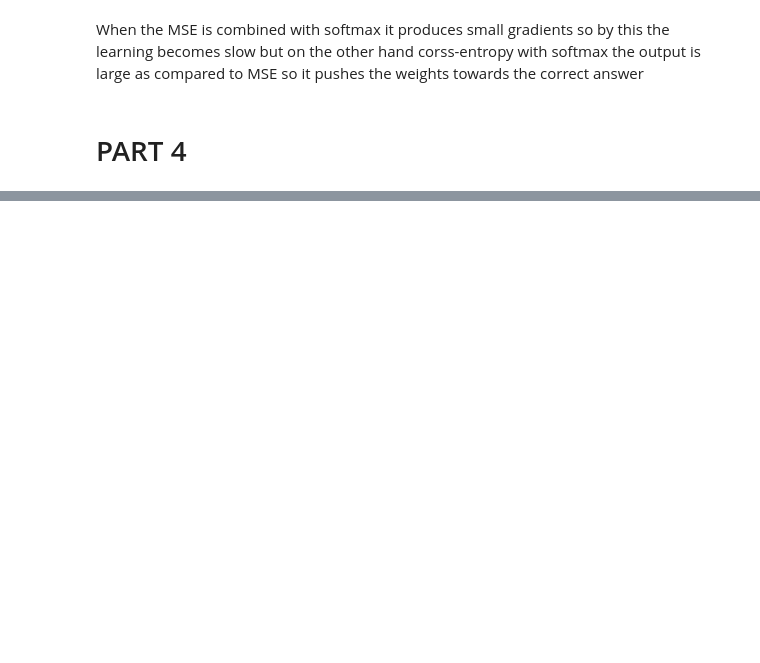
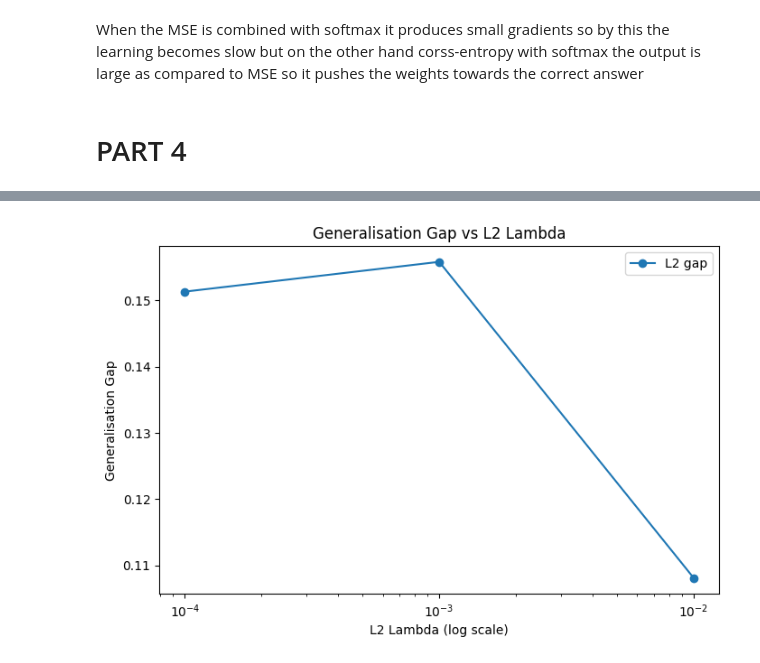
Before and after one commit to ranahusain/fashionMINST, a Jupyter notebook: dl-assign1.ipynb, the cells around one changed output, grey strips where cells are left out. Saved outputs shown, nothing was run; the diff lists cells and outputs as text; code cells hidden in the pictures; blank space fills up the shorter version.

```diff
--- a/dl-assign1.ipynb
+++ b/dl-assign1.ipynb
@@ -774,0 +1190,22 @@ adam wall clock time: 89.78372263908386
+# %%
+# Testing with L2 WEIGHT DECAY and LAMBDA = 0.01
+l2_model_3 = Sequential([
+    Dense(512, input_dim=784, activation='relu', kernel_regularizer=regularizers.l2(0.01)),
+    Dense(512, activation='relu', kernel_regularizer=regularizers.l2(0.01)),
+    Dense(512, activation='relu', kernel_regularizer=regularizers.l2(0.01)),
+    Dense(512, activation='relu', kernel_regularizer=regularizers.l2(0.01)),
+    Dense(10, activation='softmax')
+])
+
+l2_model_3.compile(optimizer=Adam(learning_rate=0.001),
+                    loss='categorical_crossentropy',
+                    metrics=['accuracy'])
+
+l2_history_3 = l2_model_3.fit(X_train_small, y_train_small_cat,
+                               validation_data=(X_val, y_val_cat),
+                               epochs=50, batch_size=70,
+                               verbose=1)
+
+l2_train_acc_3 = l2_history_3.history['accuracy'][-1]
+l2_val_acc_3 = l2_history_3.history['val_accuracy'][-1]
+print("l2 (0.01) train acc:", l2_train_acc_3, "val acc:", l2_val_acc_3)
@@ -774,0 +1655,19 @@ adam wall clock time: 89.78372263908386
+# %%
+# GAP VS STRENGTH PLOTS
+l2_lambdas = [0.0001, 0.001, 0.01]
+l2_gaps = [
+    l2_train_acc_1 - l2_val_acc_1,
+    l2_train_acc_2 - l2_val_acc_2,
+    l2_train_acc_3 - l2_val_acc_3
+]
+
+plt.figure(figsize=(8,5))
+plt.plot(l2_lambdas, l2_gaps, marker='o')
+plt.xscale('log')  # lambdas span multiple orders of magnitude so log scale makes more sense here
+plt.title("Generalisation Gap vs L2 Lambda")
+plt.xlabel("L2 Lambda (log scale)")
+plt.ylabel("Generalisation Gap")
+plt.legend(["L2 gap"])
+plt.show()
+# %% [output]
+[figure, added]
```
Also changed, not shown: parts of 65 cells of this notebook.
